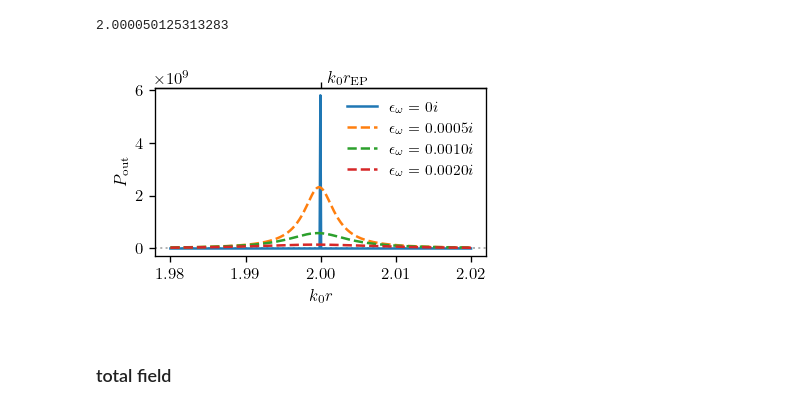
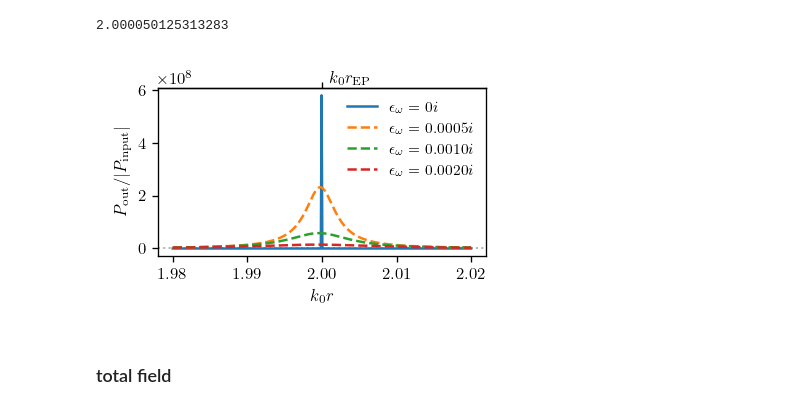
Before and after one commit to mekise/graph-theory-dda, a Jupyter notebook: notebooks/plot_paper.ipynb, the cells around one changed output. Cells and saved outputs as stored; diff of their text form; code cells hidden in the pictures.

Commit message:
Rescale power output by input power

```diff
--- a/notebooks/plot_paper.ipynb
+++ b/notebooks/plot_paper.ipynb
@@ -312,33 +312,35 @@ print(rspan[200])
 # %%
 file = np.load("../data/poweroveromega_n4_imagomegashift.npz")
 saveplot = "../data/poweroveromega_n4_imagomegashift.pdf"
 rspan = file["rspan"]
 omegaspan = file["omegaspan"]
 Pout = file["Pout"]
 
+Pinput = 10
+
 fig, ax = plt.subplots(figsize=figsize_mod, dpi=120)
 plt.axhline(0, c='0.7', ls='dotted', lw=1.2)
 # plt.axvline(rspan[int(len(rspan)/2)], c='red', ls='--', lw=1.3)
 # plt.plot(rspan, Pout[:, 0], '--', c='C0', label="$\epsilon_\omega=-0.002i$")
 # plt.plot(rspan, Pout[:, 100], '--', c='C1', label="$\epsilon_\omega=-0.001i$")
 # plt.plot(rspan, 6e-26*Pout[:, 200], '-', c='C0', label="$\epsilon_\omega=0i$")
-plt.plot(rspan, 1e-26*Pout[:, 200], '-', c='C0', label="$\epsilon_\omega=0i$")
-plt.plot(rspan, Pout[:, 250], '--', c='C1', label="$\epsilon_\omega=0.0005i$")
-plt.plot(rspan, Pout[:, 300], '--', c='C2', label="$\epsilon_\omega=0.0010i$")
-plt.plot(rspan, Pout[:, 400], '--', c='C3', label="$\epsilon_\omega=0.0020i$")
+plt.plot(rspan, 1e-26*Pout[:, 200]/Pinput, '-', c='C0', label="$\epsilon_\omega=0i$")
+plt.plot(rspan, Pout[:, 250]/Pinput, '--', c='C1', label="$\epsilon_\omega=0.0005i$")
+plt.plot(rspan, Pout[:, 300]/Pinput, '--', c='C2', label="$\epsilon_\omega=0.0010i$")
+plt.plot(rspan, Pout[:, 400]/Pinput, '--', c='C3', label="$\epsilon_\omega=0.0020i$")
 # plt.xlim(2-0.011, 2+0.011)
 # plt.text(1.99, 0.93*1e9, "$r=r_{EP}$", c='black')
 plt.xlabel("$k_0r$")
-plt.ylabel("$P_\\text{out}$")
+plt.ylabel("$P_\\text{out}/|P_\\text{input}|$")
 ax_t = ax.secondary_xaxis('top')
 ax_t.set_ticks([2], [""])
 plt.text(0.52, 1.03, "$k_0r_\\text{EP}$", transform=ax.transAxes)
 plt.legend(frameon=False, loc="upper right")
 plt.tight_layout()
-# plt.savefig(saveplot)
+plt.savefig(saveplot)
 plt.show()
 # %% [output]
-[figure, old version]
+[figure, new version]
 # %% [markdown]
 ### total field
 # %%
```
Also changed, not shown: parts of 3 cells of this notebook.
